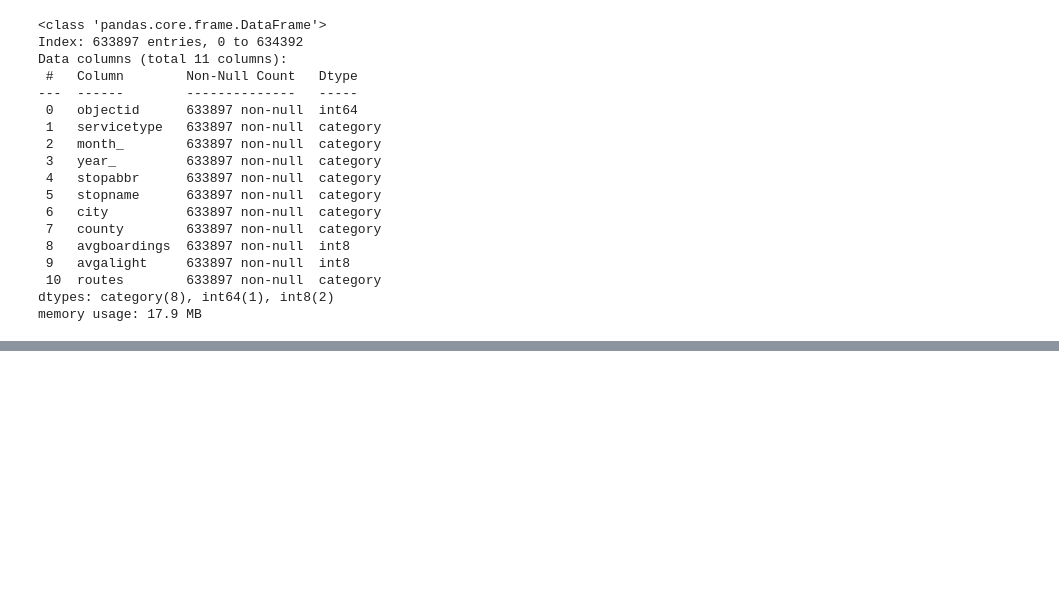
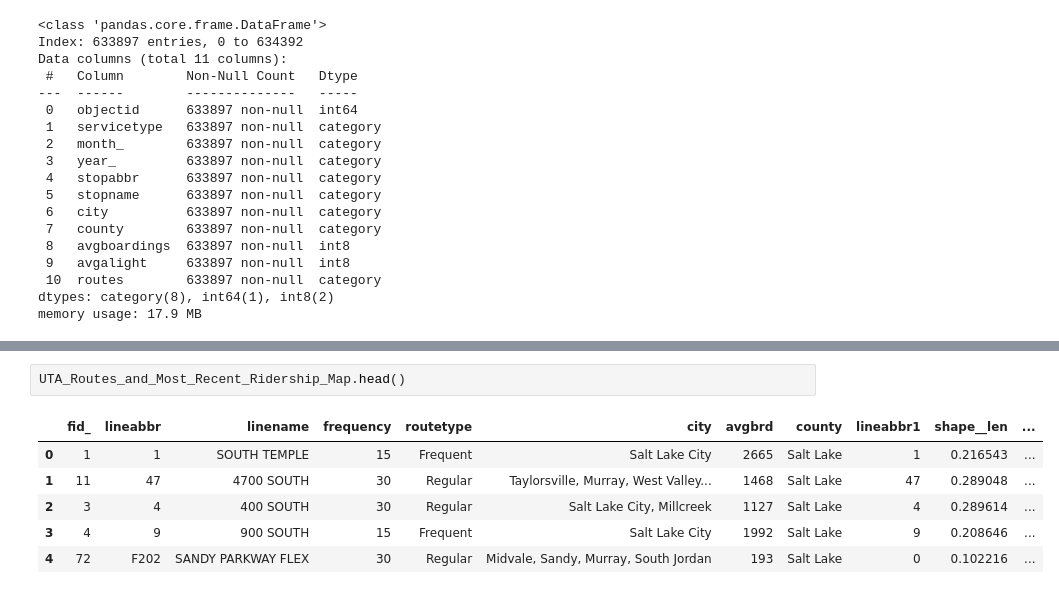
Before and after one commit to vanslykeaudio/Portfolio, a Jupyter notebook: UTA_Projects/Project_1/Project1_DataCleaning.ipynb, the cells around one changed output, grey strips where cells are left out. Drawn from its saved outputs; the diff is of its cells as text; blank space fills up the shorter version.

```diff
--- a/UTA_Projects/Project_1/Project1_DataCleaning.ipynb
+++ b/UTA_Projects/Project_1/Project1_DataCleaning.ipynb
@@ -330,0 +363,9 @@ memory usage: 17.9 MB
+# %%
+UTA_Routes_and_Most_Recent_Ridership_Map.head()
+# %% [output]
+|  | fid_ | lineabbr | linename | frequency | routetype | city | avgbrd | county | lineabbr1 | shape__len | ... |
+| 0 | 1 | 1 | SOUTH TEMPLE | 15 | Frequent | Salt Lake City | 2665 | Salt Lake | 1 | 0.216543 | ... |
+| 1 | 11 | 47 | 4700 SOUTH | 30 | Regular | Taylorsville, Murray, West Valley... | 1468 | Salt Lake | 47 | 0.289048 | ... |
+| 2 | 3 | 4 | 400 SOUTH | 30 | Regular | Salt Lake City, Millcreek | 1127 | Salt Lake | 4 | 0.289614 | ... |
+| 3 | 4 | 9 | 900 SOUTH | 15 | Frequent | Salt Lake City | 1992 | Salt Lake | 9 | 0.208646 | ... |
+| 4 | 72 | F202 | SANDY PARKWAY FLEX | 30 | Regular | Midvale, Sandy, Murray, South Jordan | 193 | Salt Lake | 0 | 0.102216 | ... |
```
Also changed, not shown: parts of 7 cells of this notebook, 1 other file.
